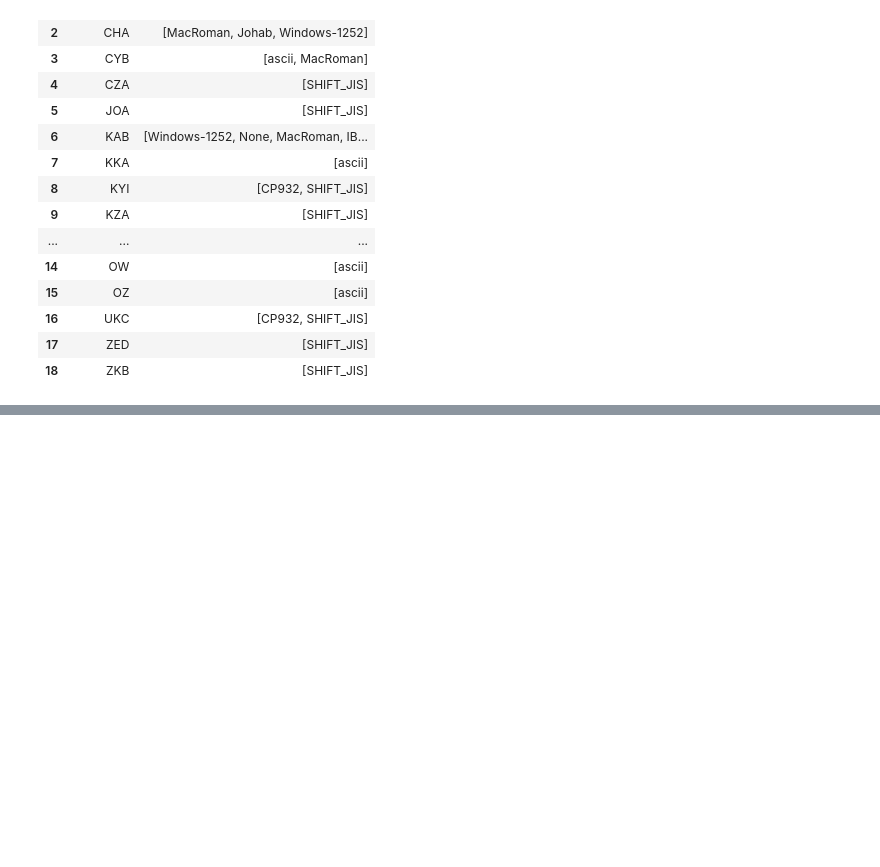
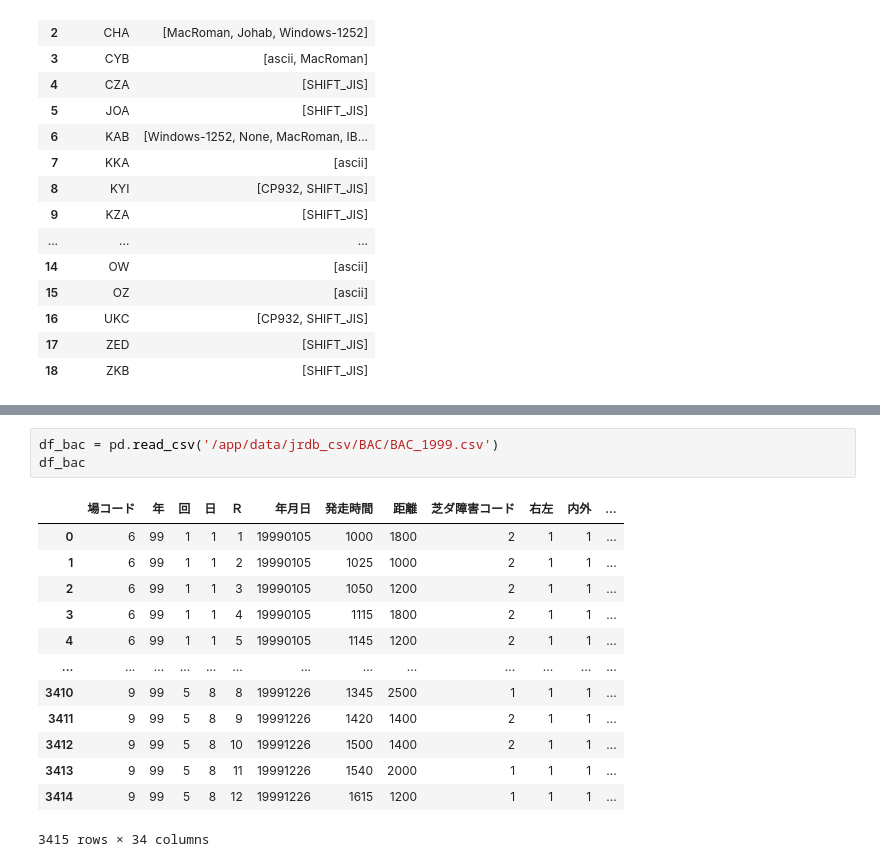
Before and after one commit to abukuma777/get_jrdb, a Jupyter notebook: data_check.ipynb, the cells around one changed output, grey strips where cells are left out. Saved outputs shown, nothing was run; the diff lists cells and outputs as text; blank space fills up the shorter version.

```diff
--- a/data_check.ipynb
+++ b/data_check.ipynb
@@ -90,0 +229,17 @@ df_summary
+# %%
+df_bac = pd.read_csv('/app/data/jrdb_csv/BAC/BAC_1999.csv')
+df_bac
+# %% [output]
+|  | 場コード | 年 | 回 | 日 | Ｒ | 年月日 | 発走時間 | 距離 | 芝ダ障害コード | 右左 | 内外 | ... |
+| 0 | 6 | 99 | 1 | 1 | 1 | 19990105 | 1000 | 1800 | 2 | 1 | 1 | ... |
+| 1 | 6 | 99 | 1 | 1 | 2 | 19990105 | 1025 | 1000 | 2 | 1 | 1 | ... |
+| 2 | 6 | 99 | 1 | 1 | 3 | 19990105 | 1050 | 1200 | 2 | 1 | 1 | ... |
+| 3 | 6 | 99 | 1 | 1 | 4 | 19990105 | 1115 | 1800 | 2 | 1 | 1 | ... |
+| 4 | 6 | 99 | 1 | 1 | 5 | 19990105 | 1145 | 1200 | 2 | 1 | 1 | ... |
+| ... | ... | ... | ... | ... | ... | ... | ... | ... | ... | ... | ... | ... |
+| 3410 | 9 | 99 | 5 | 8 | 8 | 19991226 | 1345 | 2500 | 1 | 1 | 1 | ... |
+| 3411 | 9 | 99 | 5 | 8 | 9 | 19991226 | 1420 | 1400 | 2 | 1 | 1 | ... |
+| 3412 | 9 | 99 | 5 | 8 | 10 | 19991226 | 1500 | 1400 | 2 | 1 | 1 | ... |
+| 3413 | 9 | 99 | 5 | 8 | 11 | 19991226 | 1540 | 2000 | 1 | 1 | 1 | ... |
+| 3414 | 9 | 99 | 5 | 8 | 12 | 19991226 | 1615 | 1200 | 1 | 1 | 1 | ... |
+3415 rows × 34 columns
```
Also changed, not shown: parts of 5 cells of this notebook, 7 other files.
